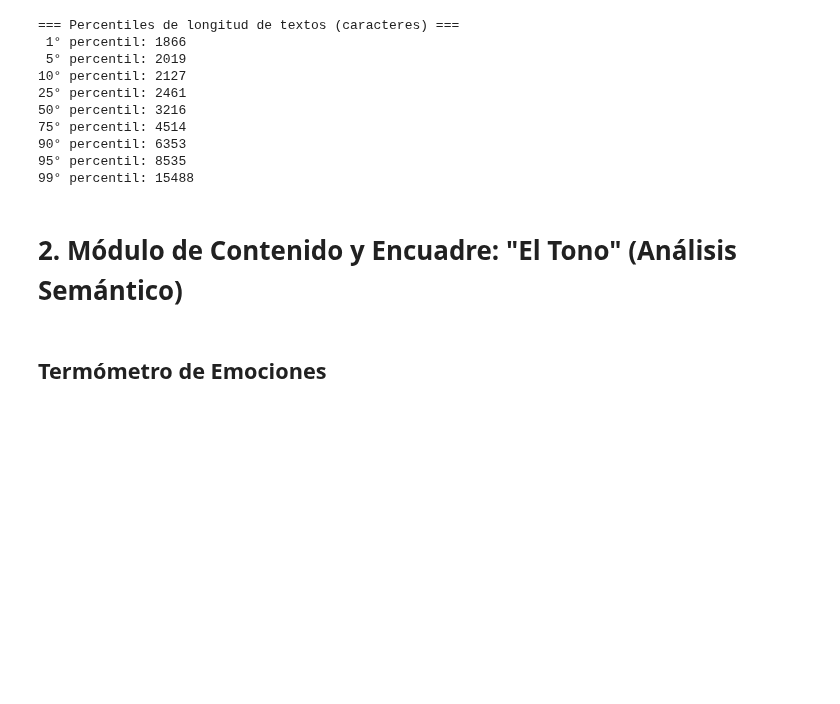
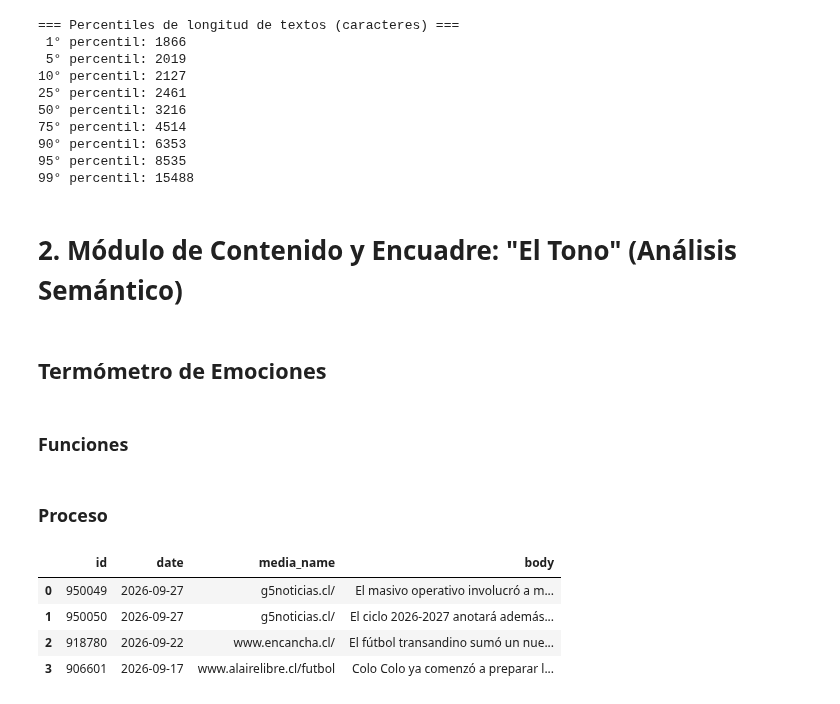
Before and after one commit to Orion89/news-dashboard, a Jupyter notebook: exploracion_inicial.ipynb, the cells around one changed output. Cells and saved outputs as stored; diff of their text form; code cells hidden in the pictures; blank space fills up the shorter version.

```diff
--- a/exploracion_inicial.ipynb
+++ b/exploracion_inicial.ipynb
@@ -606,3 +597,5 @@ for p in percentiles:
 # 2. Módulo de Contenido y Encuadre: "El Tono" (Análisis Semántico)
 # %% [markdown]
 ## Termómetro de Emociones
+# %% [markdown]
+### Funciones
@@ -609,3 +737,5 @@ for p in percentiles:
+# %% [markdown]
+### Proceso
 # %%
 query = """
 WITH TopMedia AS (
@@ -631,3 +764,10 @@ WHERE n.date >= CURRENT_TIMESTAMP - INTERVAL '30 days'
 """
 # %%
 df = con.sql(query).fetchdf()
+df.head(4)
+# %% [output]
+|  | id | date | media_name | body |
+| 0 | 950049 | 2026-09-27 | g5noticias.cl/ | El masivo operativo involucró a m... |
+| 1 | 950050 | 2026-09-27 | g5noticias.cl/ | El ciclo 2026-2027 anotará además... |
+| 2 | 918780 | 2026-09-22 | www.encancha.cl/ | El fútbol transandino sumó un nue... |
+| 3 | 906601 | 2026-09-17 | www.alairelibre.cl/futbol | Colo Colo ya comenzó a preparar l... |
```
Also changed, not shown: parts of 23 cells of this notebook.
